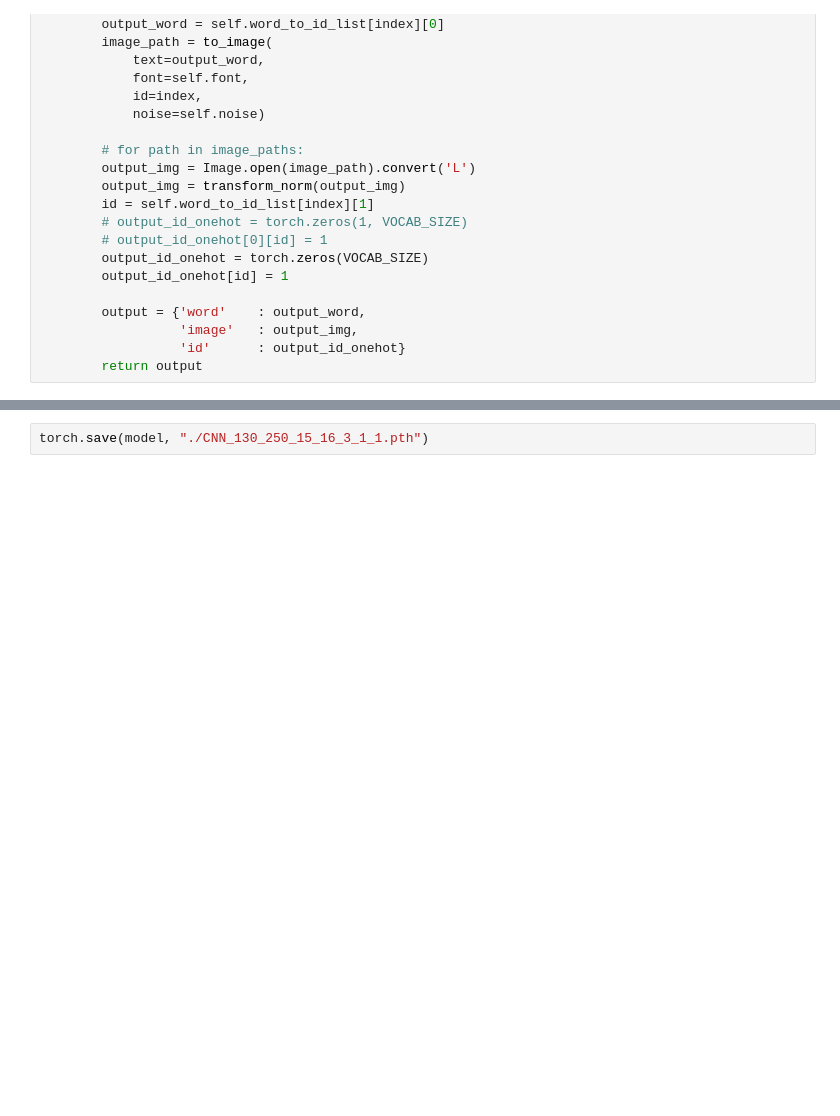
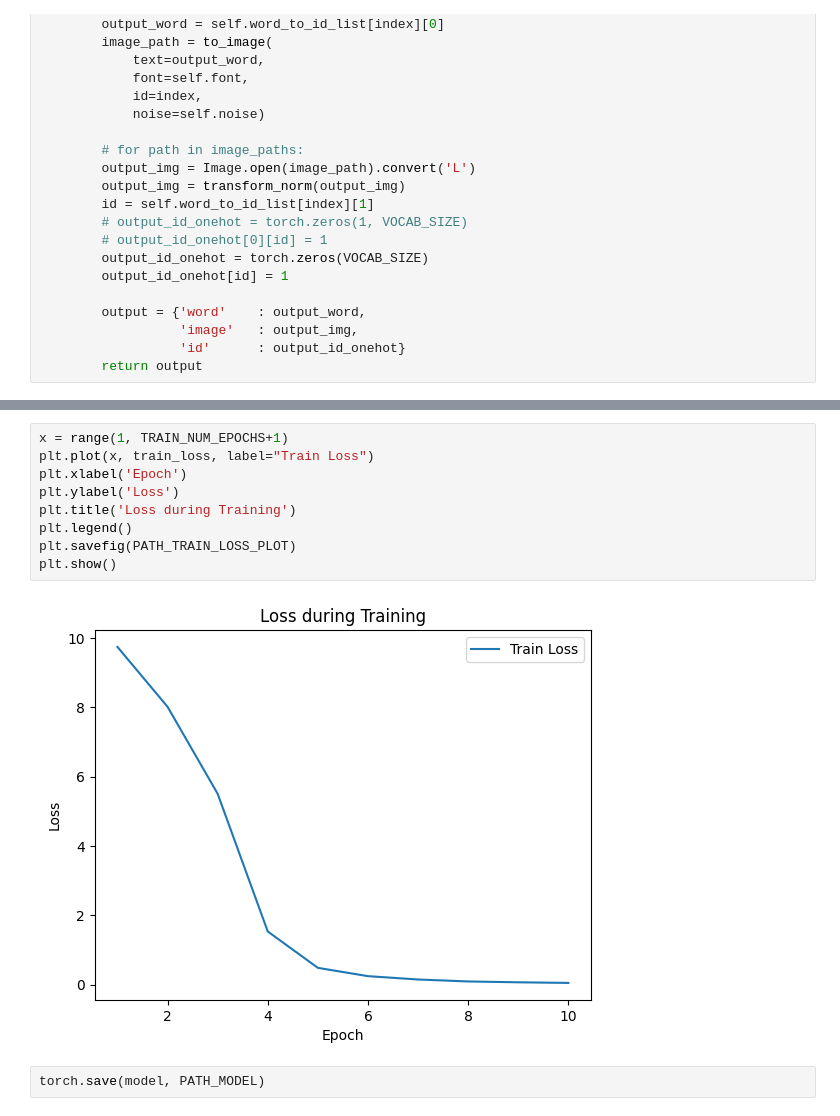
Before and after one commit to ANNAISDEVIL/cvdl_ss23, a Jupyter notebook: model/CNN_train.ipynb, the cells around one changed output, grey strips where cells are left out. Saved outputs shown, nothing was run; the diff lists cells and outputs as text; blank space fills up the shorter version.

```diff
--- a/model/CNN_train.ipynb
+++ b/model/CNN_train.ipynb
@@ -163,2 +240,13 @@ for epoch in range(num_epochs):
+# %%
+x = range(1, TRAIN_NUM_EPOCHS+1)
+plt.plot(x, train_loss, label="Train Loss")
+plt.xlabel('Epoch')
+plt.ylabel('Loss')
+plt.title('Loss during Training')
+plt.legend()
+plt.savefig(PATH_TRAIN_LOSS_PLOT)
+plt.show()
+# %% [output]
+[figure, added]
 # %%
-torch.save(model, "./CNN_130_250_15_16_3_1_1.pth")
+torch.save(model, PATH_MODEL)
```
Also changed, not shown: parts of 6 cells of this notebook.
